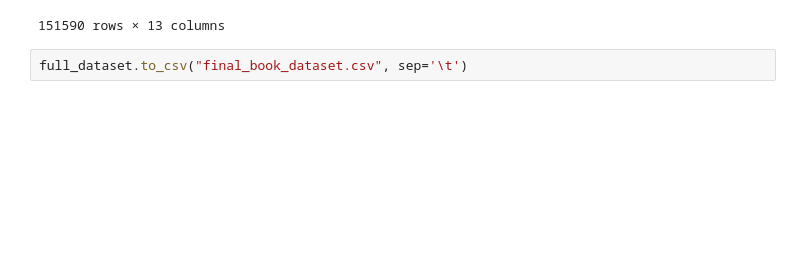
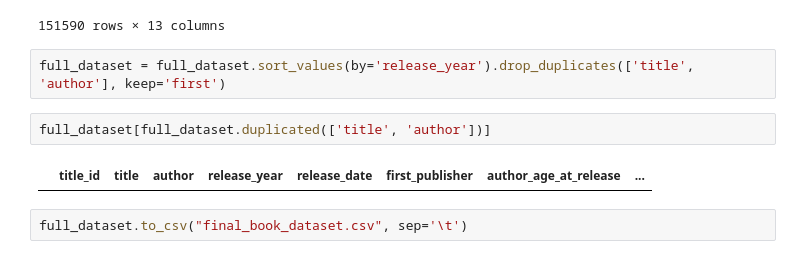
Before and after one commit to Erdos-Projects/summer26-nomination-worthy-books, a Jupyter notebook: data/format_missing_finalists.ipynb, the cells around one changed output. Saved outputs shown, nothing was run; the diff lists cells and outputs as text; blank space fills up the shorter version.

```diff
--- a/data/format_missing_finalists.ipynb
+++ b/data/format_missing_finalists.ipynb
@@ -145,5 +145,11 @@ full_dataset.drop_duplicates(['title_id'])
 | 151588 | 3633491.0 | Gods of Myth and Midnight | Azalea Ellis | 2018 | 2018-11-01 | Seladore Publishing | NaN | ... |
 | 151589 | NaN | Eifelheim | Michael Flynn | 2006 | NaN | Macmillan | NaN | ... |
 151590 rows × 13 columns
+# %%
+full_dataset = full_dataset.sort_values(by='release_year').drop_duplicates(['title', 'author'], keep='first')
+# %%
+full_dataset[full_dataset.duplicated(['title', 'author'])]
+# %% [output]
+|  | title_id | title | author | release_year | release_date | first_publisher | author_age_at_release | ... |
 # %%
 full_dataset.to_csv("final_book_dataset.csv", sep='\t')
```
Also changed, not shown: 9 other files.
